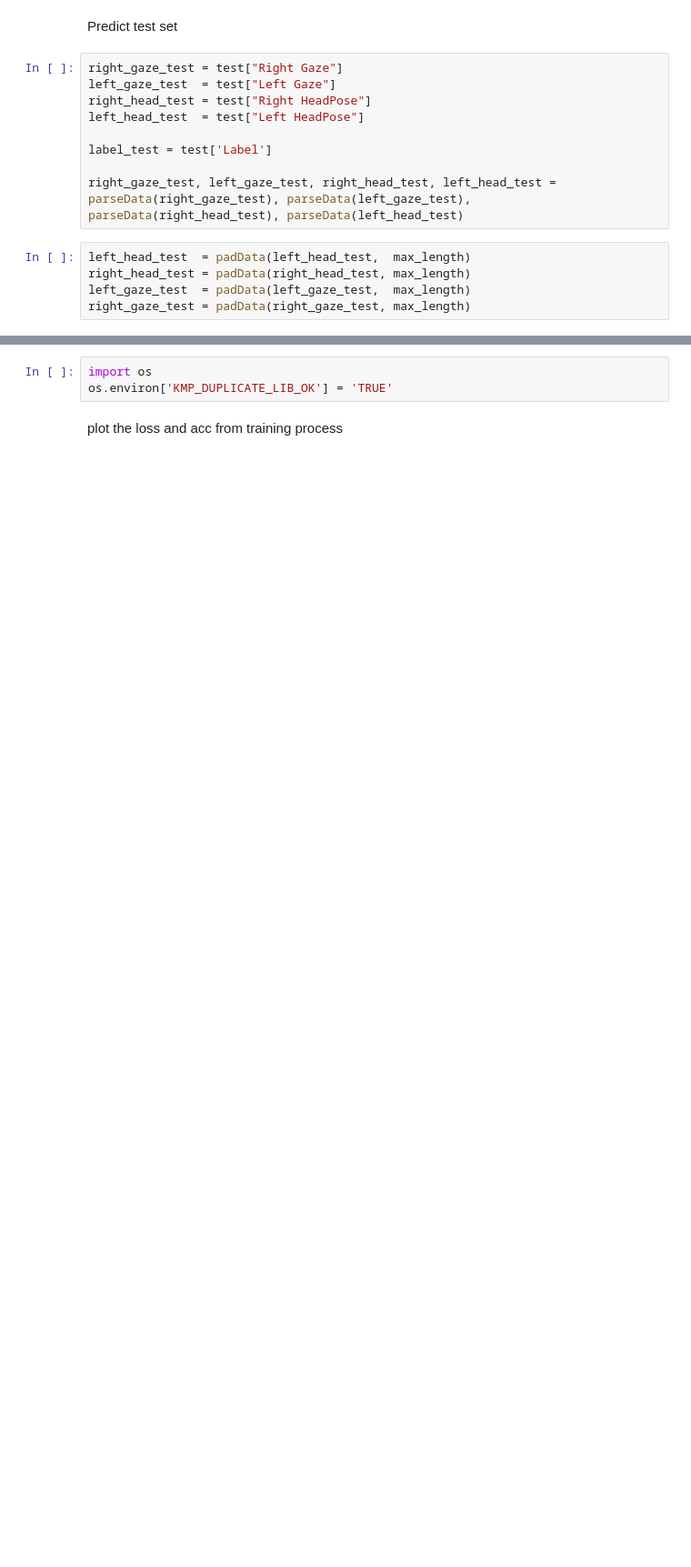
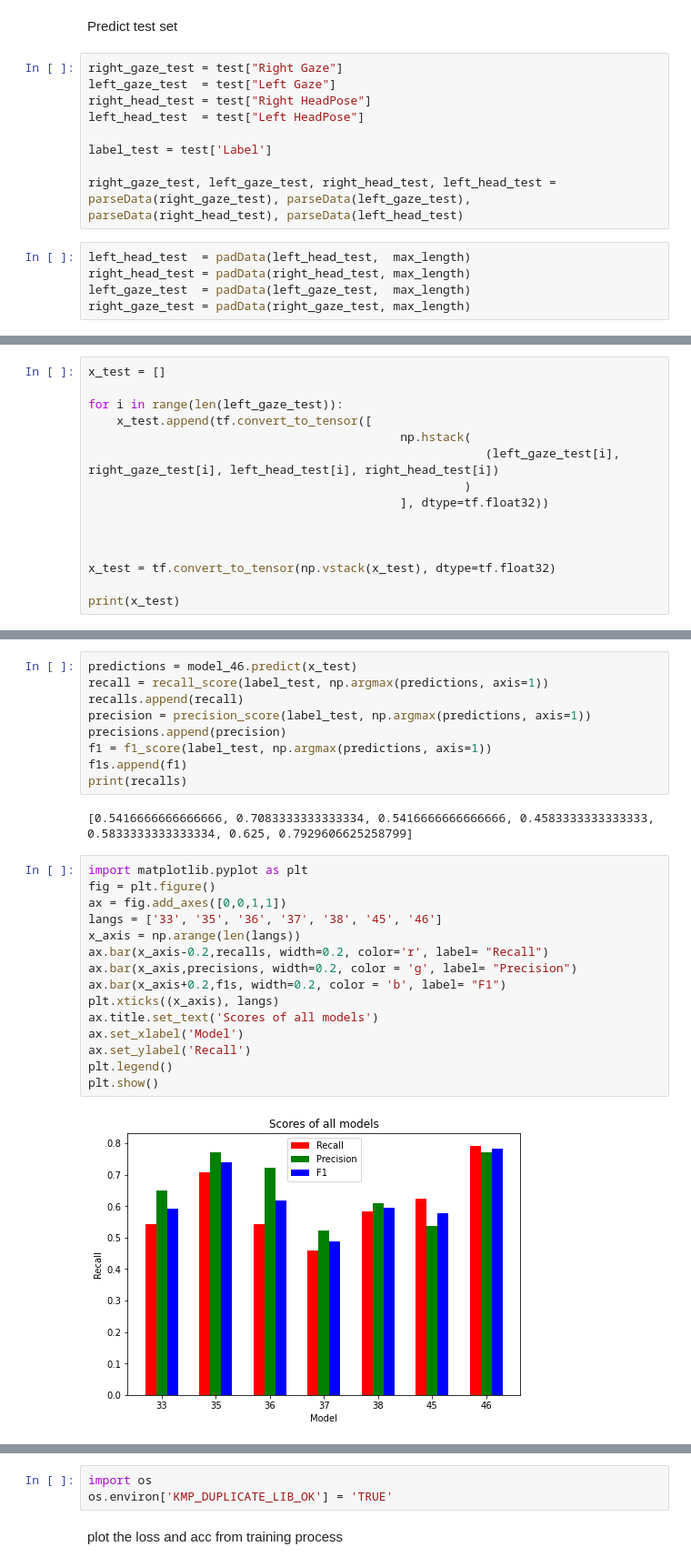
Before and after one commit to kaiismith/REAC, a Jupyter notebook: model.ipynb, the cells around one changed output, grey strips where cells are left out. Shown at 91% size. Saved outputs shown, nothing was run; the diff lists cells and outputs as text; blank space fills up the shorter version.

```diff
--- a/model.ipynb
+++ b/model.ipynb
@@ -309,0 +658,15 @@ Accuracy on test set:  0.6041666666666666
+# %%
+x_test = []
+
+for i in range(len(left_gaze_test)):
+    x_test.append(tf.convert_to_tensor([
+                                            np.hstack(
+                                                        (left_gaze_test[i], right_gaze_test[i], left_head_test[i], right_head_test[i])
+                                                     )
+                                            ], dtype=tf.float32))
+
+
+
+x_test = tf.convert_to_tensor(np.vstack(x_test), dtype=tf.float32)
+
+print(x_test)
@@ -310,3 +713,31 @@ Accuracy on test set:  0.6041666666666666
+# %%
+predictions = model_46.predict(x_test)
+recall = recall_score(label_test, np.argmax(predictions, axis=1))
+recalls.append(recall)
+precision = precision_score(label_test, np.argmax(predictions, axis=1))
+precisions.append(precision)
+f1 = f1_score(label_test, np.argmax(predictions, axis=1))
+f1s.append(f1)
+print(recalls)
+# %% [output]
+[0.5416666666666666, 0.7083333333333334, 0.5416666666666666, 0.4583333333333333, 0.5833333333333334, 0.625, 0.7929606625258799]
+# %%
+import matplotlib.pyplot as plt
+fig = plt.figure()
+ax = fig.add_axes([0,0,1,1])
+langs = ['33', '35', '36', '37', '38', '45', '46']
+x_axis = np.arange(len(langs))
+ax.bar(x_axis-0.2,recalls, width=0.2, color='r', label= "Recall")
+ax.bar(x_axis,precisions, width=0.2, color = 'g', label= "Precision")
+ax.bar(x_axis+0.2,f1s, width=0.2, color = 'b', label= "F1")
+plt.xticks((x_axis), langs)
+ax.title.set_text('Scores of all models')
+ax.set_xlabel('Model')
+ax.set_ylabel('Recall')
+plt.legend()
+plt.show()
+# %% [output]
+[figure, added]
 # %%
 print(history.history.keys())
 # %% [output]
```
Also changed, not shown: parts of 31 cells of this notebook.
